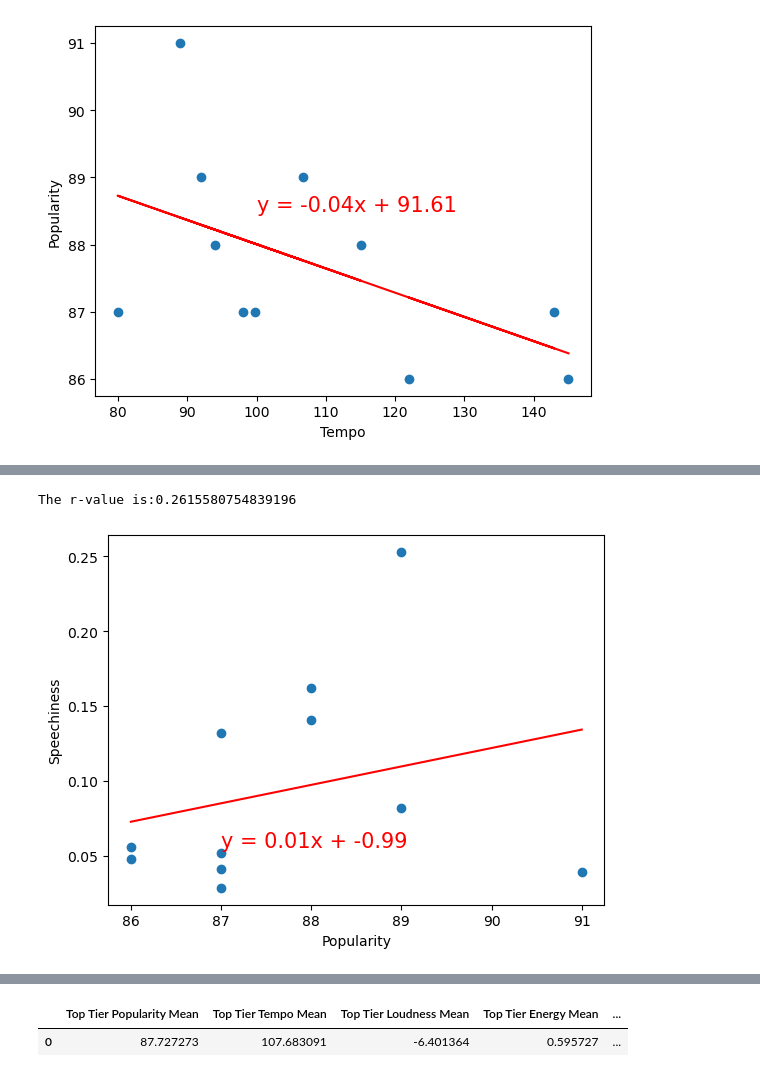
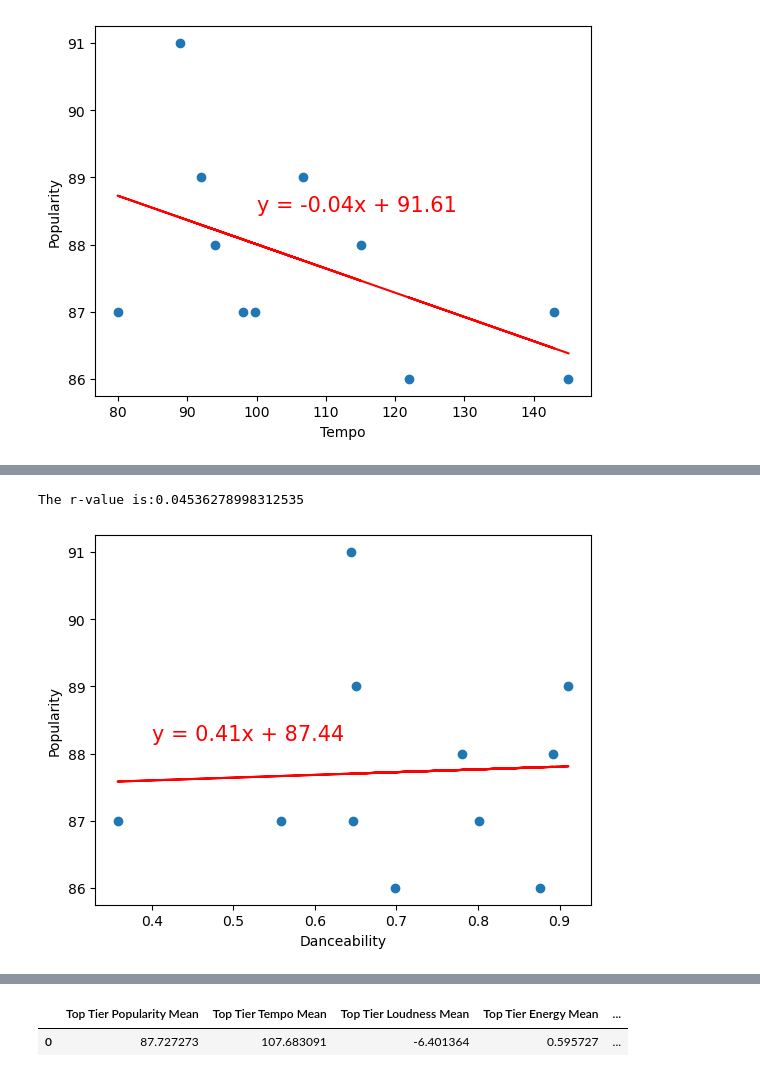
Before and after one commit to JLeigh101/Spotlight-on-Spotify, a Jupyter notebook: spotanalysis.ipynb, the cells around one changed output, grey strips where cells are left out. Saved outputs shown, nothing was run; the diff lists cells and outputs as text; code cells hidden in the pictures.

```diff
--- a/spotanalysis.ipynb
+++ b/spotanalysis.ipynb
@@ -458,5 +474,5 @@ spotify:track:2JPLbjOn0wPCngEot2STUS
 # %%
 # Merge Beyonce & Morgan Wallen dataframes
-bey_mw_df=pd.merge(beydata_df, mwdata_df, on=['uri', 'artist', 'track', 'tempo', 'energy', 'loudness', 'speechiness', 'danceability', 'popularity'], how='outer')
+bey_mw_df=pd.merge(beydata_df, mwdata_df, on=['uri', 'artist', 'track', 'tempo', 'energy', 'loudness', 'speechiness', 'danceability', 'popularity', 'valence'], how='outer')
 bey_mw_df
 # %% [output]
@@ -480,6 +496,6 @@ bey_mw_df
 # %%
 
 # Merge Adele into current dataframe
-adl_mrg_df=pd.merge(bey_mw_df, adldata_df, on=['uri', 'artist', 'track', 'tempo', 'energy', 'loudness', 'speechiness', 'danceability', 'popularity'], how='outer')
+adl_mrg_df=pd.merge(bey_mw_df, adldata_df, on=['uri', 'artist', 'track', 'tempo', 'energy', 'loudness', 'speechiness', 'danceability', 'popularity', 'valence'], how='outer')
 adl_mrg_df
 # %% [output]
@@ -503,5 +519,5 @@ adl_mrg_df
 # %%
 # Merge SZA into current dataframe
-sza_mrg_df=pd.merge(adl_mrg_df, szadata_df, on=['uri', 'artist', 'track', 'tempo', 'energy', 'loudness', 'speechiness', 'danceability', 'popularity'], how='outer')
+sza_mrg_df=pd.merge(adl_mrg_df, szadata_df, on=['uri', 'artist', 'track', 'tempo', 'energy', 'loudness', 'speechiness', 'danceability', 'popularity', 'valence'], how='outer')
 sza_mrg_df
 # %% [output]
@@ -525,5 +541,5 @@ sza_mrg_df
 # %%
 # Merge Bad Bunny into current dataframe to make master track df
-master_track_df=pd.merge(sza_mrg_df, bbdata_df, on=['uri', 'artist', 'track', 'tempo', 'energy', 'loudness', 'speechiness', 'danceability', 'popularity'], how='outer')
+master_track_df=pd.merge(sza_mrg_df, bbdata_df, on=['uri', 'artist', 'track', 'tempo', 'energy', 'loudness', 'speechiness', 'danceability', 'popularity', 'valence'], how='outer')
 master_track_df
 # %% [output]
@@ -722,17 +773,17 @@ The r-value is:0.5702654284020059
 # %%
-#top tier pop vs speechiness
-x_values = top_tier_songs_df['popularity']
-y_values = top_tier_songs_df['speechiness']
+#top tier pop vs danceability
+x_values = top_tier_songs_df['danceability']
+y_values = top_tier_songs_df['popularity']
 (slope, intercept, rvalue, pvalue, stderr) = linregress(x_values, y_values)
 regress_values = x_values * slope + intercept
 line_eq = "y = " + str(round(slope,2)) + "x + " + str(round(intercept,2))
 plt.scatter(x_values,y_values)
 plt.plot(x_values,regress_values,"r-")
-plt.annotate(line_eq,(87,0.056),fontsize=15,color="red")
-plt.xlabel('Popularity')
-plt.ylabel('Speechiness')
+plt.annotate(line_eq,(0.4,88.2),fontsize=15,color="red")
+plt.xlabel('Danceability')
+plt.ylabel('Popularity')
 print(f"The r-value is:{rvalue}")
 plt.show()
 # %% [output]
-The r-value is:0.2615580754839196
+The r-value is:0.04536278998312535
-[figure, old version]
+[figure, new version]
```
Also changed, not shown: parts of 79 cells of this notebook, 16 other files.
